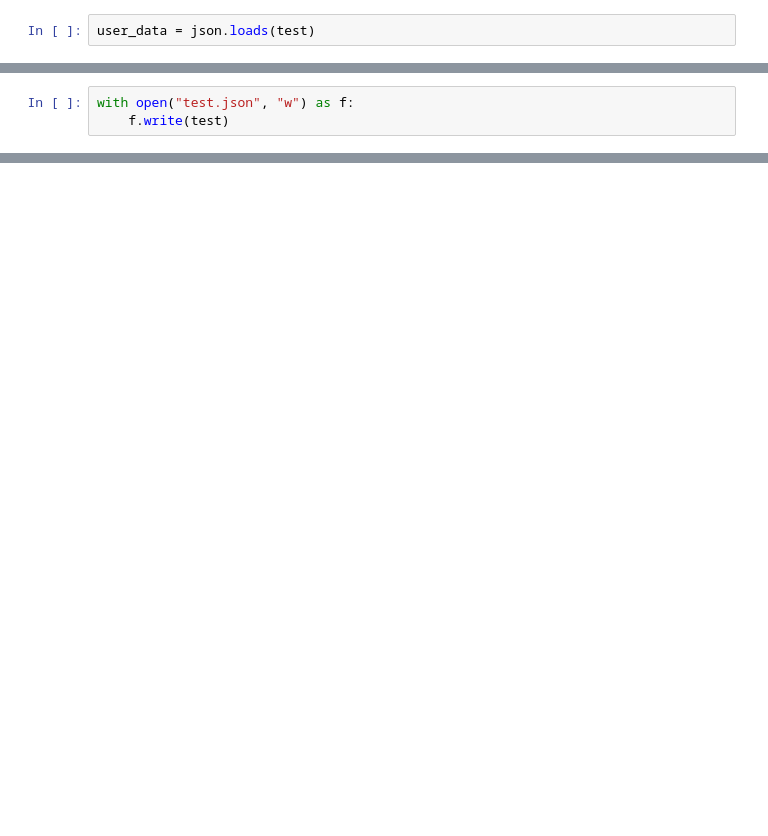
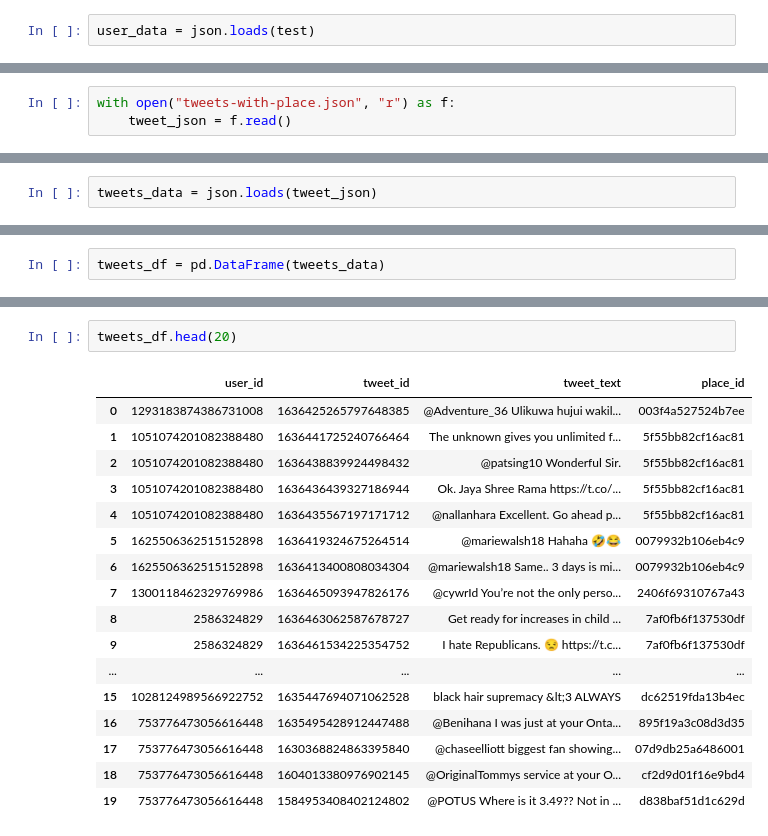
Before and after one commit to srtoner/SI630Project, a Jupyter notebook: TwitterRecon.ipynb, the cells around one changed output, grey strips where cells are left out. Cells and saved outputs as stored; diff of their text form; blank space fills up the shorter version.

Commit message:
finished temporary json files with place acquired

```diff
--- a/TwitterRecon.ipynb
+++ b/TwitterRecon.ipynb
@@ -105,3 +142,3 @@ pd.DataFrame(users)
 # %%
-with open("test.json", "w") as f:
-    f.write(test)
+with open("tweets-with-place.json", "r") as f:
+    tweet_json = f.read()
@@ -107,0 +149,2 @@ with open("test.json", "w") as f:
+# %%
+tweets_data = json.loads(tweet_json)
@@ -107,0 +171,2 @@ with open("test.json", "w") as f:
+# %%
+tweets_df = pd.DataFrame(tweets_data)
@@ -107,0 +182,20 @@ with open("test.json", "w") as f:
+# %%
+tweets_df.head(20)
+# %% [output]
+|  | user_id | tweet_id | tweet_text | place_id |
+| 0 | 1293183874386731008 | 1636425265797648385 | @Adventure_36 Ulikuwa hujui wakil... | 003f4a527524b7ee |
+| 1 | 1051074201082388480 | 1636441725240766464 | The unknown gives you unlimited f... | 5f55bb82cf16ac81 |
+| 2 | 1051074201082388480 | 1636438839924498432 | @patsing10 Wonderful Sir. | 5f55bb82cf16ac81 |
+| 3 | 1051074201082388480 | 1636436439327186944 | Ok. Jaya Shree Rama https://t.co/... | 5f55bb82cf16ac81 |
+| 4 | 1051074201082388480 | 1636435567197171712 | @nallanhara Excellent. Go ahead p... | 5f55bb82cf16ac81 |
+| 5 | 1625506362515152898 | 1636419324675264514 | @mariewalsh18 Hahaha 🤣😂 | 0079932b106eb4c9 |
+| 6 | 1625506362515152898 | 1636413400808034304 | @mariewalsh18 Same.. 3 days is mi... | 0079932b106eb4c9 |
+| 7 | 1300118462329769986 | 1636465093947826176 | @cywrId You’re not the only perso... | 2406f69310767a43 |
+| 8 | 2586324829 | 1636463062587678727 | Get ready for increases in child ... | 7af0fb6f137530df |
+| 9 | 2586324829 | 1636461534225354752 | I hate Republicans. 😒 https://t.c... | 7af0fb6f137530df |
+| ... | ... | ... | ... | ... |
+| 15 | 1028124989566922752 | 1635447694071062528 | black hair supremacy &lt;3 ALWAYS | dc62519fda13b4ec |
+| 16 | 753776473056616448 | 1635495428912447488 | @Benihana I was just at your Onta... | 895f19a3c08d3d35 |
+| 17 | 753776473056616448 | 1630368824863395840 | @chaseelliott biggest fan showing... | 07d9db25a6486001 |
+| 18 | 753776473056616448 | 1604013380976902145 | @OriginalTommys service at your O... | cf2d9d01f16e9bd4 |
+| 19 | 753776473056616448 | 1584953408402124802 | @POTUS Where is it 3.49?? Not in ... | d838baf51d1c629d |
```
Also changed, not shown: parts of 18 cells of this notebook, 2 other files.
